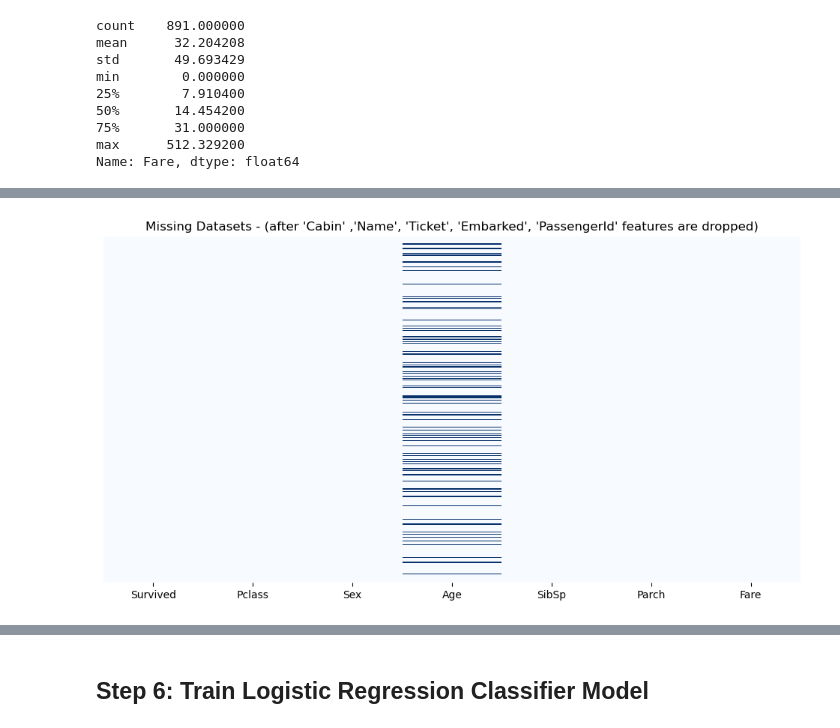
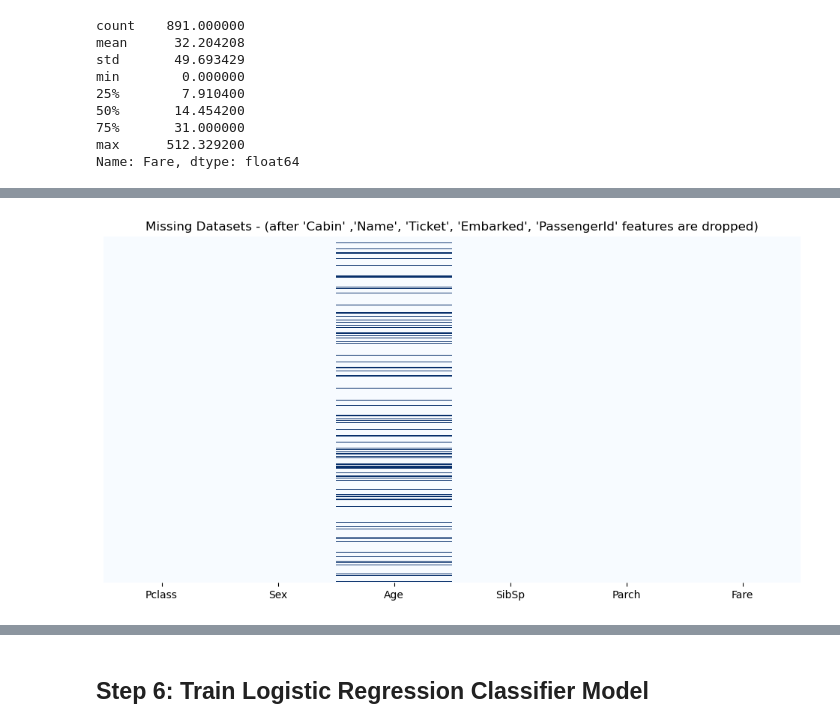
Before and after one commit to ersinsonmez/titanic_dataset, a Jupyter notebook: DASC591_NonThesisMasterTermProject_ErsinSONMEZ_Notebook.ipynb, the cells around one changed output, grey strips where cells are left out. Drawn from its saved outputs; the diff is of its cells as text; code cells hidden in the pictures.

```diff
--- a/DASC591_NonThesisMasterTermProject_ErsinSONMEZ_Notebook.ipynb
+++ b/DASC591_NonThesisMasterTermProject_ErsinSONMEZ_Notebook.ipynb
@@ -240,0 +266,4 @@ Name: Fare, dtype: float64
+# %%
+#Let's drop the target coloumn before we do train test split
+X = titanic_df.drop('Survived', axis = 1)
+y = titanic_df['Survived']
@@ -240,0 +274,3 @@ Name: Fare, dtype: float64
+# %%
+X_train_df = pd.DataFrame(X_train)
+X_train_df
@@ -268,3 +299,4 @@ titanic_df
 # %%
-# Let's drop the embarked, Ticket, passengerID, and Name as well
-titanic_df.drop(['Name', 'Ticket', 'Embarked', 'PassengerId'], axis = 1, inplace = True)
+# Let's drop the elements that we think will not have an effect from the training data set.
+X_train_df.drop(['Name', 'Ticket', 'Embarked', 'PassengerId','Cabin'], axis = 1, inplace = True)
+X_train_df
@@ -287,9 +317,9 @@ titanic_df
 # %%
-# Let's view the data one more time!
+# Let's view the training data one more time!
 plt.figure(figsize = [12,6])
-sns.heatmap(titanic_df.isnull(), yticklabels = False, cbar = False, cmap="Blues")
+sns.heatmap(X_train_df.isnull(), yticklabels = False, cbar = False, cmap="Blues")
 plt.title("Missing Datasets - (after 'Cabin' ,'Name', 'Ticket', 'Embarked', 'PassengerId' features are dropped)")
 plt.show()
 # %% [output]
-[figure, old version]
+[figure, new version]
 # %%
```
Also changed, not shown: parts of 47 cells of this notebook, 1 other file.
